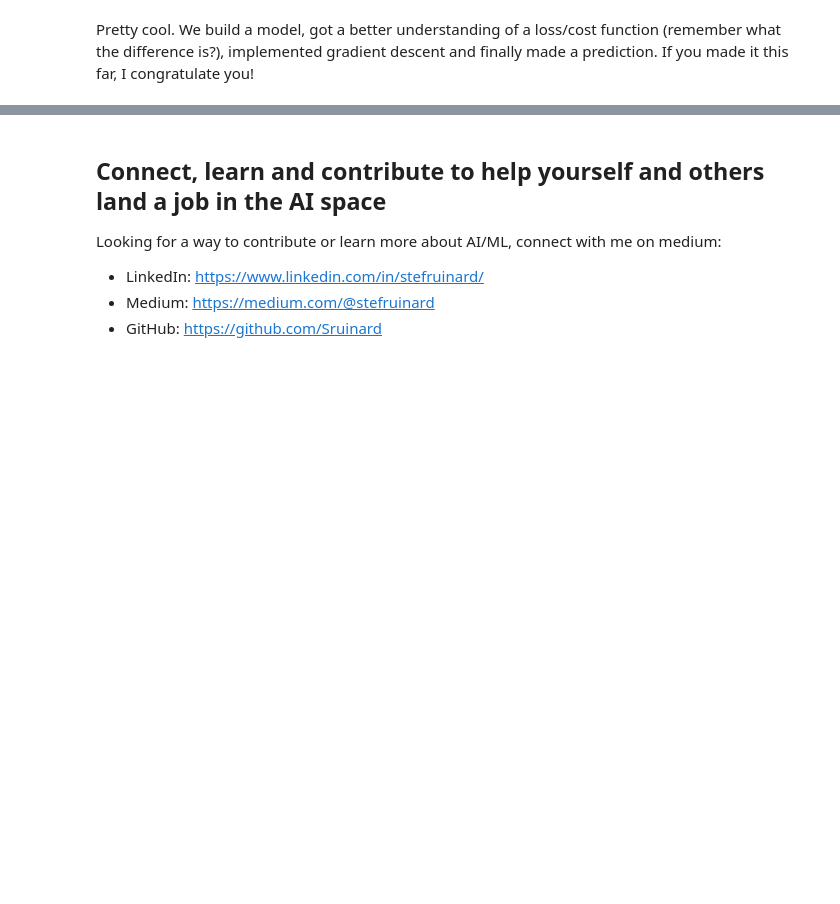
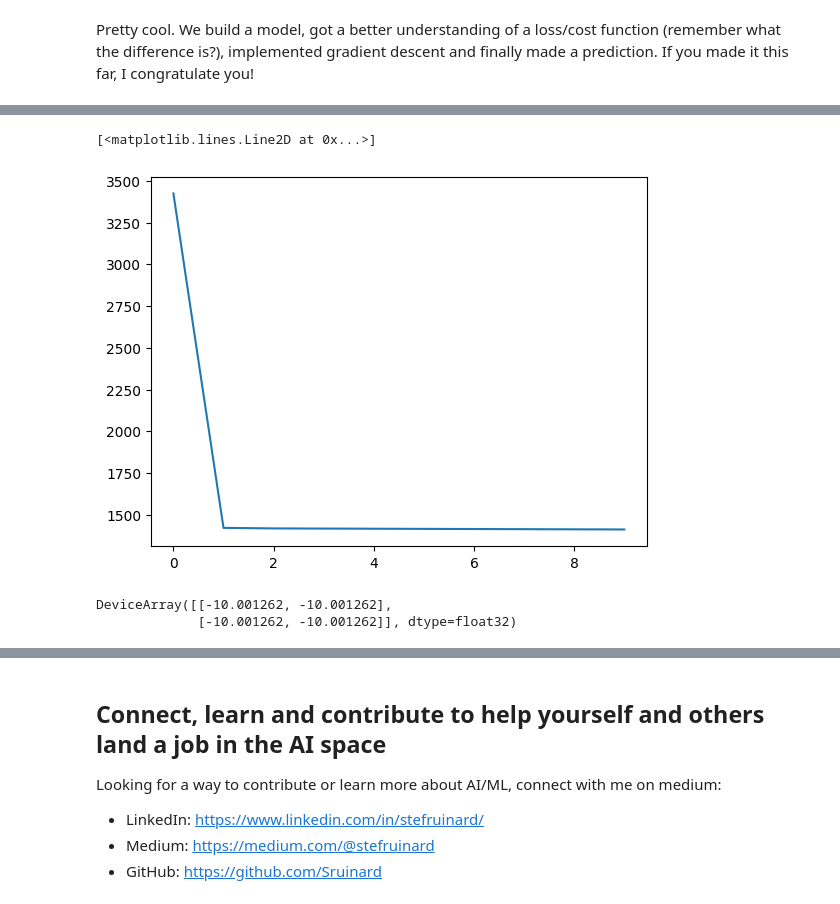
Before and after one commit to Sruinard/machine_learning_novice, a Jupyter notebook: introduction_to_deep_learning_with_jax/training_a_linear_model_from_scratch_with_jax.ipynb, the cells around one changed output, grey strips where cells are left out. Drawn from its saved outputs; the diff is of its cells as text; code cells hidden in the pictures; blank space fills up the shorter version.

```diff
--- a/introduction_to_deep_learning_with_jax/training_a_linear_model_from_scratch_with_jax.ipynb
+++ b/introduction_to_deep_learning_with_jax/training_a_linear_model_from_scratch_with_jax.ipynb
@@ -219,0 +359,53 @@ Pretty cool. We build a model, got a better understanding of a loss/cost functio
+# %%
+plt.plot(costs)
+# %% [output]
+[<matplotlib.lines.Line2D at 0x...>]
+[figure, added]
+# %%
+from jax import random
+from jax import grad, jit, vmap
+from typing import Tuple
+import jax.numpy as jnp
+import matplotlib.pyplot as plt
+
+keygen = random.PRNGKey(0)
+
+def init_weights(features_in: int, features_out: int, key: random.PRNGKey, scale=1e-2) -> Tuple[jnp.ndarray, jnp.ndarray]:
+    return scale * random.normal(key, shape=(features_in, features_out)), scale * random.normal(key, shape=(features_out,))
+
+def relu(x: jnp.ndarray) -> jnp.ndarray:
+    return jnp.maximum(x, 0)
+
+def forward(params, x):
+    activations = x
+    # for all layers except the last one (as we that won't have a relu activation)
+    for weights, bias in params[:-1]:
+        activations = relu(jnp.dot(jnp.transpose(weights), activations) + bias)
+
+    output_layer_weights, output_layer_bias = params[-1]
+    predictions = jnp.dot(jnp.transpose(output_layer_weights), activations) + output_layer_bias
+    return predictions
+
+
+n_features_per_sample = 1
+layers = [n_features_per_sample, 32, 32, 1]
+params = [init_weights(features_in, features_out, keygen) for features_in, features_out in zip(layers[:-1], layers[1:])]
+sample = jnp.array([5])
+forward(params, sample)
+batch = jnp.array([[5], [5]])
+batch.shape
+vforward = vmap(forward, in_axes=(None, 0))
+pred = vforward(params, batch)
+labels = jnp.array([10, 10])
+
+def mse_cost(params, x, y):
+    predictions = vforward(params, x)
+    squared_error = (predictions - y) ** 2
+    mse = jnp.mean(squared_error)
+    return mse
+
+assert (pred - jnp.reshape(labels, (labels.shape[0], 1))).shape == (2,1)
+pred - labels
+# %% [output]
+DeviceArray([[-10.001262, -10.001262],
+             [-10.001262, -10.001262]], dtype=float32)
```
Also changed, not shown: parts of 16 cells of this notebook, 4 other files.
